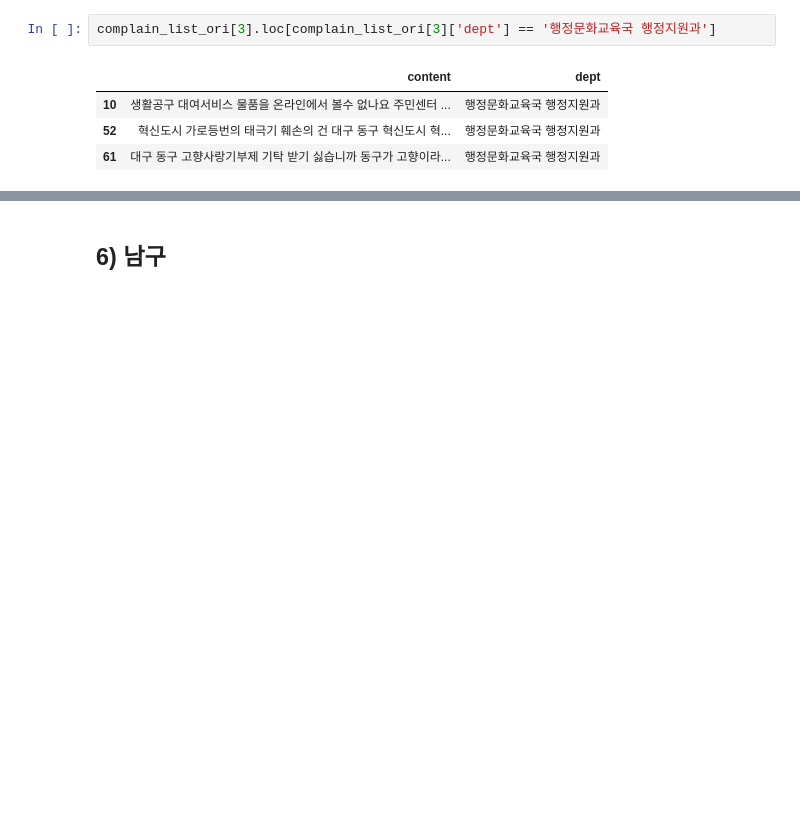
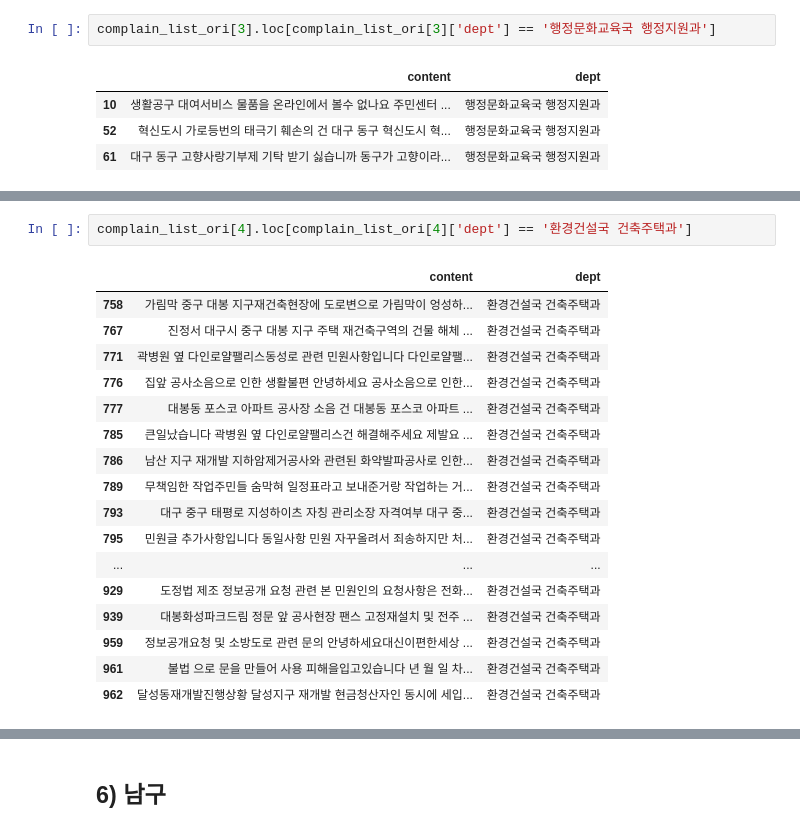
Before and after one commit to eleron7/Daegu_Complain_Classiffication, a Jupyter notebook: 전처리/부서_통합/부서통합.ipynb, the cells around one changed output, grey strips where cells are left out. Saved outputs shown, nothing was run; the diff lists cells and outputs as text; blank space fills up the shorter version.

```diff
--- a/전처리/부서_통합/부서통합.ipynb
+++ b/전처리/부서_통합/부서통합.ipynb
@@ -868,0 +960,20 @@ complain_list_ori[3].loc[complain_list_ori[3]['dept'] == '행정문화교육국
+# %%
+complain_list_ori[4].loc[complain_list_ori[4]['dept'] == '환경건설국 건축주택과']
+# %% [output]
+|  | content | dept |
+| 758 | 가림막 중구 대봉 지구재건축현장에 도로변으로 가림막이 엉성하... | 환경건설국 건축주택과 |
+| 767 | 진정서 대구시 중구 대봉 지구 주택 재건축구역의 건물 해체 ... | 환경건설국 건축주택과 |
+| 771 | 곽병원 옆 다인로얄팰리스동성로 관련 민원사항입니다 다인로얄팰... | 환경건설국 건축주택과 |
+| 776 | 집앞 공사소음으로 인한 생활불편 안녕하세요 공사소음으로 인한... | 환경건설국 건축주택과 |
+| 777 | 대봉동 포스코 아파트 공사장 소음 건 대봉동 포스코 아파트 ... | 환경건설국 건축주택과 |
+| 785 | 큰일났습니다 곽병원 옆 다인로얄팰리스건 해결해주세요 제발요 ... | 환경건설국 건축주택과 |
+| 786 | 남산 지구 재개발 지하암제거공사와 관련된 화약발파공사로 인한... | 환경건설국 건축주택과 |
+| 789 | 무책임한 작업주민들 숨막혀 일정표라고 보내준거랑 작업하는 거... | 환경건설국 건축주택과 |
+| 793 | 대구 중구 태평로 지성하이츠 자칭 관리소장 자격여부 대구 중... | 환경건설국 건축주택과 |
+| 795 | 민원글 추가사항입니다 동일사항 민원 자꾸올려서 죄송하지만 처... | 환경건설국 건축주택과 |
+| ... | ... | ... |
+| 929 | 도정법 제조 정보공개 요청 관련 본 민원인의 요청사항은 전화... | 환경건설국 건축주택과 |
+| 939 | 대봉화성파크드림 정문 앞 공사현장 팬스 고정재설치 및 전주 ... | 환경건설국 건축주택과 |
+| 959 | 정보공개요청 및 소방도로 관련 문의 안녕하세요대신이편한세상 ... | 환경건설국 건축주택과 |
+| 961 | 불법 으로 문을 만들어 사용 피해을입고있습니다 년 월 일 차... | 환경건설국 건축주택과 |
+| 962 | 달성동재개발진행상황 달성지구 재개발 현금청산자인 동시에 세입... | 환경건설국 건축주택과 |
```
Also changed, not shown: parts of 173 cells of this notebook, 9 other files.
